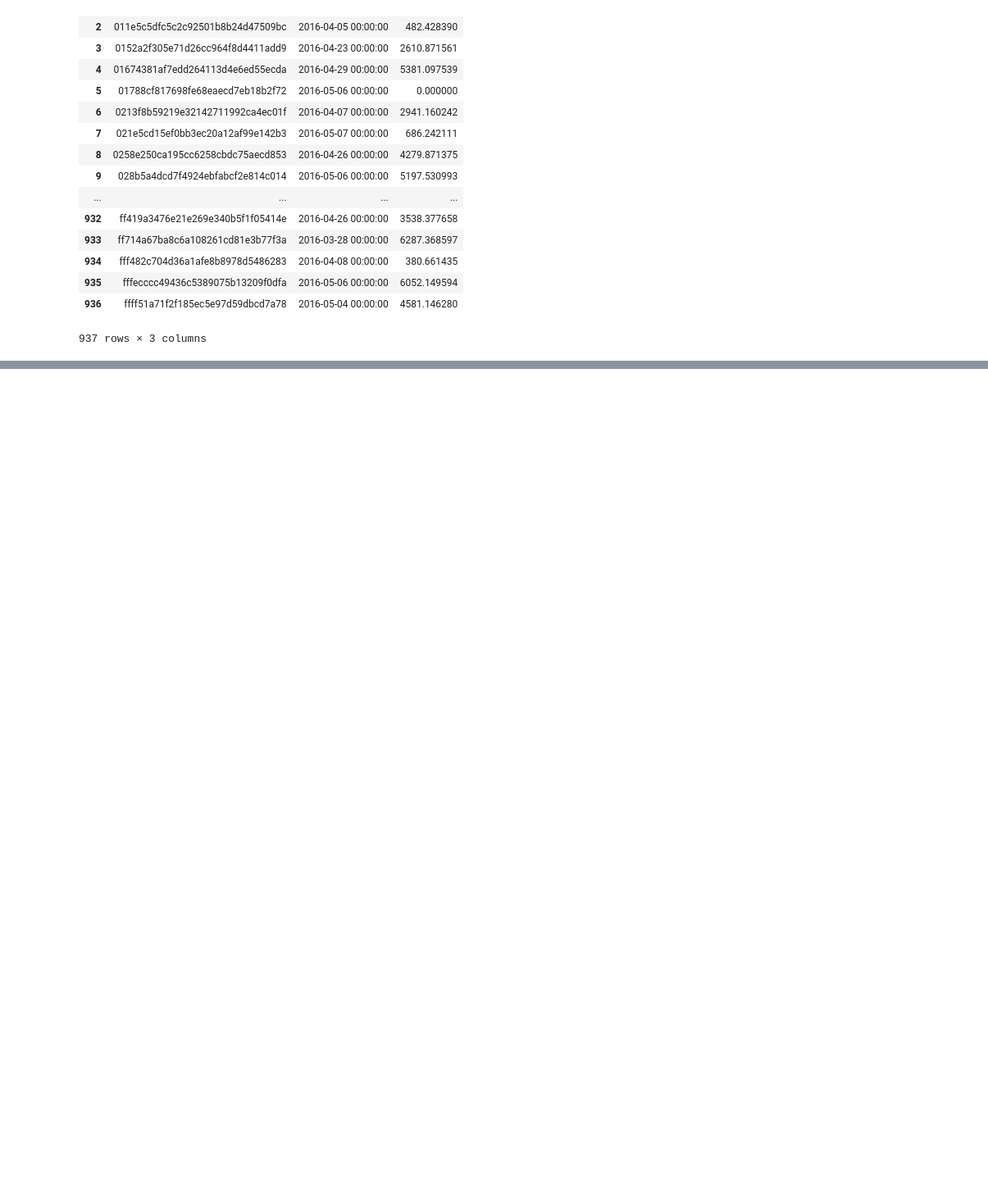
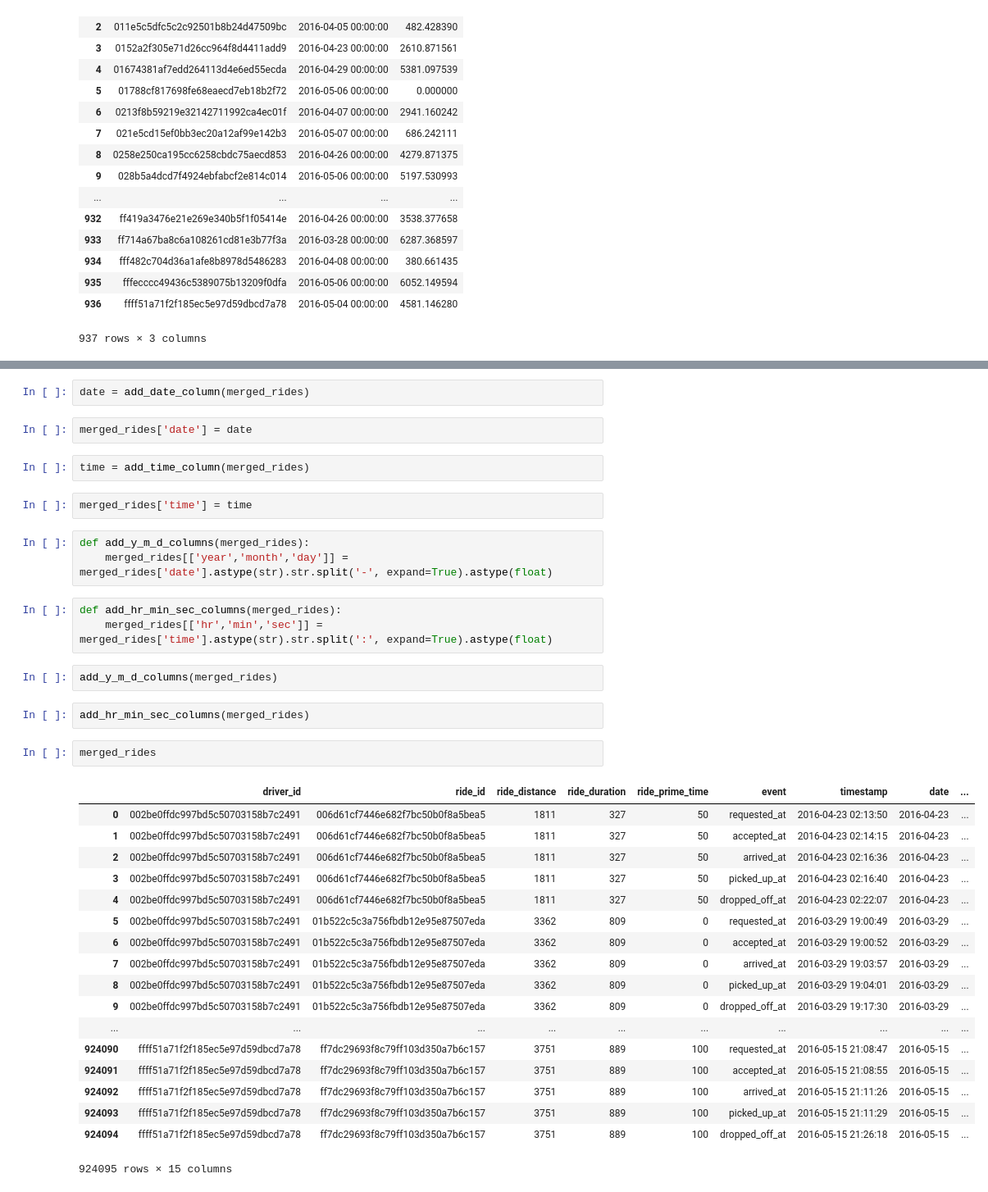
Before and after one commit to nicholasprayogo/lyft_data_challenge, a Jupyter notebook: data-challenge.ipynb, the cells around one changed output, grey strips where cells are left out. Shown at 82% size. Drawn from its saved outputs; the diff is of its cells as text; blank space fills up the shorter version.

```diff
--- a/data-challenge.ipynb
+++ b/data-challenge.ipynb
@@ -169,0 +207,39 @@ dtype: object
+# %%
+date = add_date_column(merged_rides)
+# %%
+merged_rides['date'] = date
+# %%
+time = add_time_column(merged_rides)
+# %%
+merged_rides['time'] = time
+# %%
+def add_y_m_d_columns(merged_rides):
+    merged_rides[['year','month','day']] = merged_rides['date'].astype(str).str.split('-', expand=True).astype(float)
+# %%
+def add_hr_min_sec_columns(merged_rides):
+    merged_rides[['hr','min','sec']] = merged_rides['time'].astype(str).str.split(':', expand=True).astype(float)
+# %%
+add_y_m_d_columns(merged_rides)
+# %%
+add_hr_min_sec_columns(merged_rides)
+# %%
+merged_rides
+# %% [output]
+|  | driver_id | ride_id | ride_distance | ride_duration | ride_prime_time | event | timestamp | date | ... |
+| 0 | 002be0ffdc997bd5c50703158b7c2491 | 006d61cf7446e682f7bc50b0f8a5bea5 | 1811 | 327 | 50 | requested_at | 2016-04-23 02:13:50 | 2016-04-23 | ... |
+| 1 | 002be0ffdc997bd5c50703158b7c2491 | 006d61cf7446e682f7bc50b0f8a5bea5 | 1811 | 327 | 50 | accepted_at | 2016-04-23 02:14:15 | 2016-04-23 | ... |
+| 2 | 002be0ffdc997bd5c50703158b7c2491 | 006d61cf7446e682f7bc50b0f8a5bea5 | 1811 | 327 | 50 | arrived_at | 2016-04-23 02:16:36 | 2016-04-23 | ... |
+| 3 | 002be0ffdc997bd5c50703158b7c2491 | 006d61cf7446e682f7bc50b0f8a5bea5 | 1811 | 327 | 50 | picked_up_at | 2016-04-23 02:16:40 | 2016-04-23 | ... |
+| 4 | 002be0ffdc997bd5c50703158b7c2491 | 006d61cf7446e682f7bc50b0f8a5bea5 | 1811 | 327 | 50 | dropped_off_at | 2016-04-23 02:22:07 | 2016-04-23 | ... |
+| 5 | 002be0ffdc997bd5c50703158b7c2491 | 01b522c5c3a756fbdb12e95e87507eda | 3362 | 809 | 0 | requested_at | 2016-03-29 19:00:49 | 2016-03-29 | ... |
+| 6 | 002be0ffdc997bd5c50703158b7c2491 | 01b522c5c3a756fbdb12e95e87507eda | 3362 | 809 | 0 | accepted_at | 2016-03-29 19:00:52 | 2016-03-29 | ... |
+| 7 | 002be0ffdc997bd5c50703158b7c2491 | 01b522c5c3a756fbdb12e95e87507eda | 3362 | 809 | 0 | arrived_at | 2016-03-29 19:03:57 | 2016-03-29 | ... |
+| 8 | 002be0ffdc997bd5c50703158b7c2491 | 01b522c5c3a756fbdb12e95e87507eda | 3362 | 809 | 0 | picked_up_at | 2016-03-29 19:04:01 | 2016-03-29 | ... |
+| 9 | 002be0ffdc997bd5c50703158b7c2491 | 01b522c5c3a756fbdb12e95e87507eda | 3362 | 809 | 0 | dropped_off_at | 2016-03-29 19:17:30 | 2016-03-29 | ... |
+| ... | ... | ... | ... | ... | ... | ... | ... | ... | ... |
+| 924090 | ffff51a71f2f185ec5e97d59dbcd7a78 | ff7dc29693f8c79ff103d350a7b6c157 | 3751 | 889 | 100 | requested_at | 2016-05-15 21:08:47 | 2016-05-15 | ... |
+| 924091 | ffff51a71f2f185ec5e97d59dbcd7a78 | ff7dc29693f8c79ff103d350a7b6c157 | 3751 | 889 | 100 | accepted_at | 2016-05-15 21:08:55 | 2016-05-15 | ... |
+| 924092 | ffff51a71f2f185ec5e97d59dbcd7a78 | ff7dc29693f8c79ff103d350a7b6c157 | 3751 | 889 | 100 | arrived_at | 2016-05-15 21:11:26 | 2016-05-15 | ... |
+| 924093 | ffff51a71f2f185ec5e97d59dbcd7a78 | ff7dc29693f8c79ff103d350a7b6c157 | 3751 | 889 | 100 | picked_up_at | 2016-05-15 21:11:29 | 2016-05-15 | ... |
+| 924094 | ffff51a71f2f185ec5e97d59dbcd7a78 | ff7dc29693f8c79ff103d350a7b6c157 | 3751 | 889 | 100 | dropped_off_at | 2016-05-15 21:26:18 | 2016-05-15 | ... |
+924095 rows × 15 columns
```
Also changed, not shown: parts of 18 cells of this notebook.
